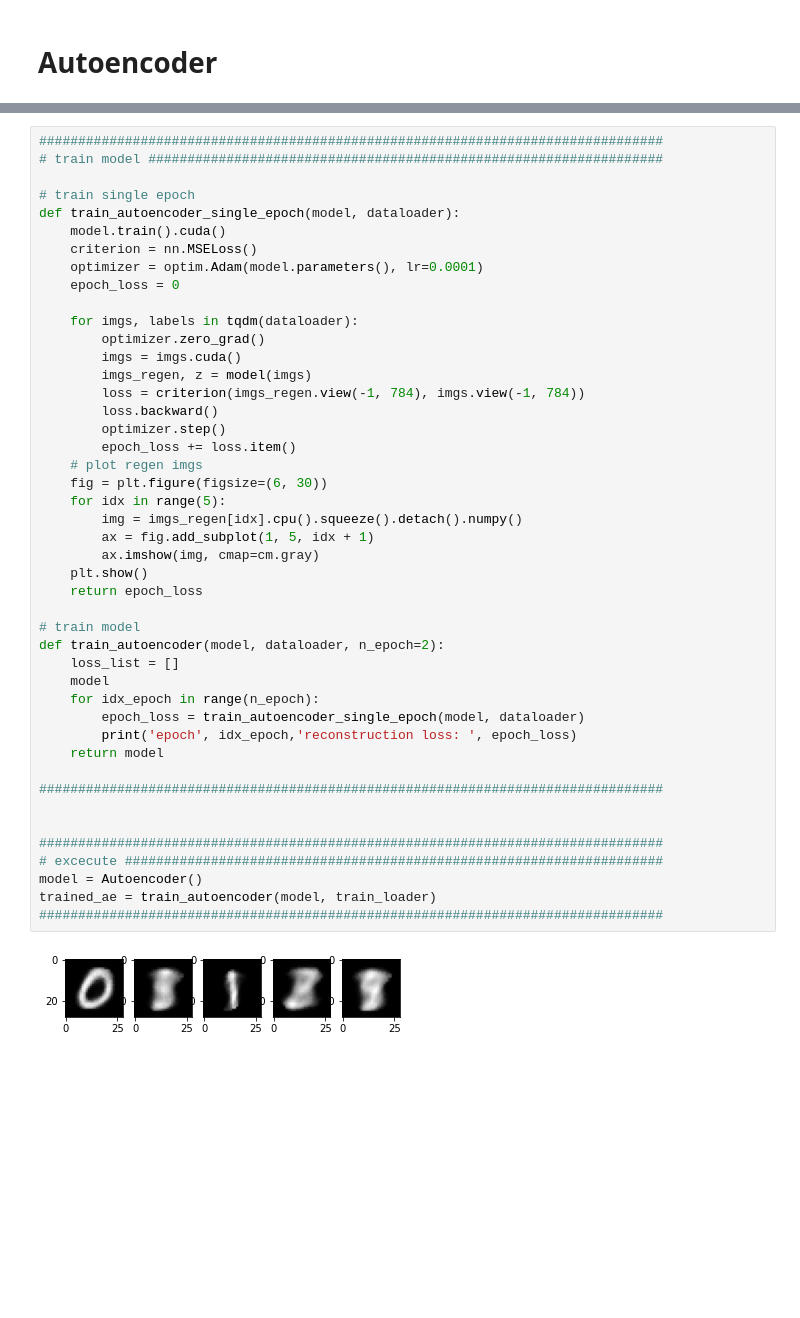
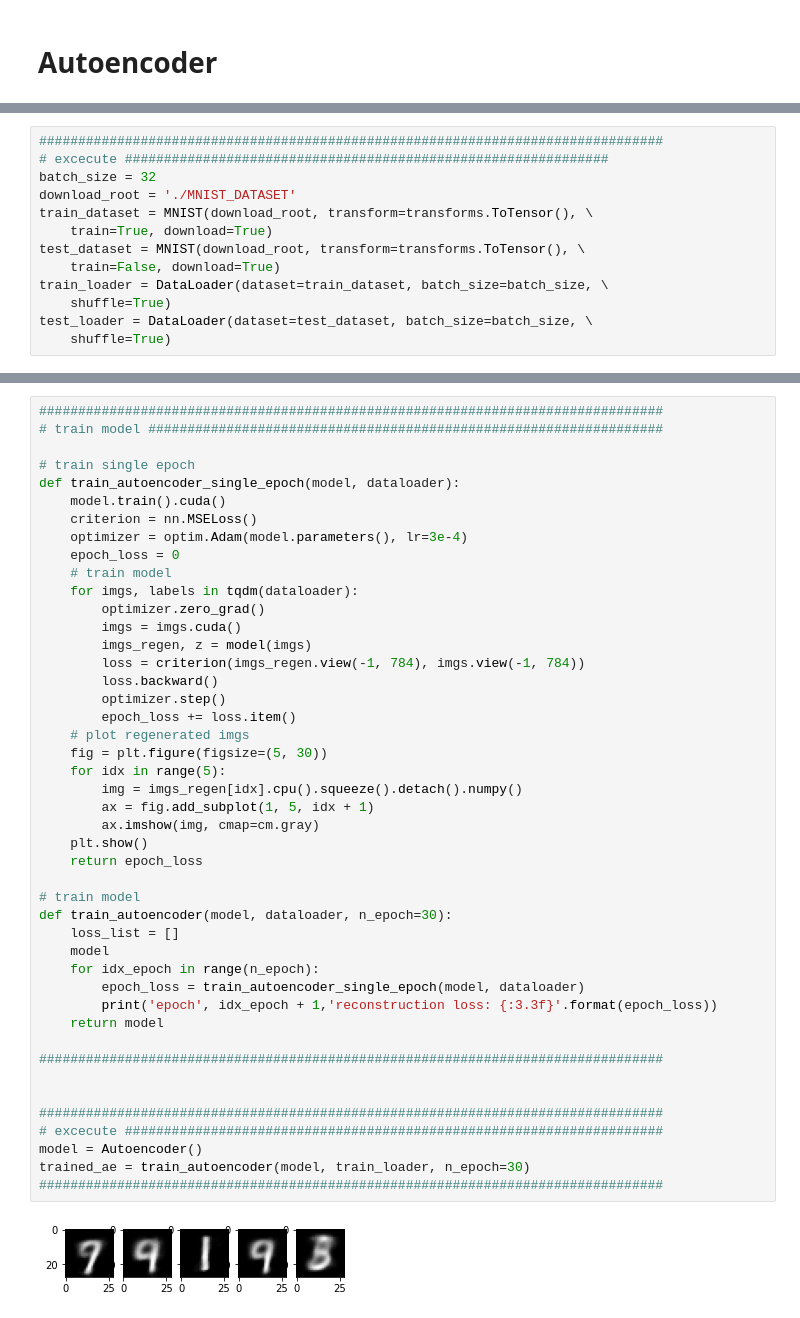
Before and after one commit to oneoftwo/generative_model_tutorial, a Jupyter notebook: AE.ipynb, the cells around one changed output, grey strips where cells are left out. Drawn from its saved outputs; the diff is of its cells as text; blank space fills up the shorter version.

```diff
--- a/AE.ipynb
+++ b/AE.ipynb
@@ -34,0 +23,13 @@ test_loader = DataLoader(dataset=test_dataset, batch_size=batch_size, \
+# %%
+################################################################################
+# excecute ##############################################################
+batch_size = 32
+download_root = './MNIST_DATASET'
+train_dataset = MNIST(download_root, transform=transforms.ToTensor(), \
+    train=True, download=True)
+test_dataset = MNIST(download_root, transform=transforms.ToTensor(), \
+    train=False, download=True)
+train_loader = DataLoader(dataset=train_dataset, batch_size=batch_size, \
+    shuffle=True)
+test_loader = DataLoader(dataset=test_dataset, batch_size=batch_size, \
+    shuffle=True)
@@ -138,42 +136,42 @@ size of regenerated image:  torch.Size([128, 1, 28, 28])
 def train_autoencoder_single_epoch(model, dataloader):
     model.train().cuda()
     criterion = nn.MSELoss()
-    optimizer = optim.Adam(model.parameters(), lr=0.0001)
+    optimizer = optim.Adam(model.parameters(), lr=3e-4)
     epoch_loss = 0
-
+    # train model
     for imgs, labels in tqdm(dataloader):
         optimizer.zero_grad()
         imgs = imgs.cuda()
         imgs_regen, z = model(imgs)
         loss = criterion(imgs_regen.view(-1, 784), imgs.view(-1, 784))
         loss.backward()
         optimizer.step()
         epoch_loss += loss.item()
-    # plot regen imgs
-    fig = plt.figure(figsize=(6, 30))
+    # plot regenerated imgs
+    fig = plt.figure(figsize=(5, 30))
     for idx in range(5):
         img = imgs_regen[idx].cpu().squeeze().detach().numpy()
         ax = fig.add_subplot(1, 5, idx + 1)
         ax.imshow(img, cmap=cm.gray)
     plt.show()
     return epoch_loss
 
 # train model
-def train_autoencoder(model, dataloader, n_epoch=2):
+def train_autoencoder(model, dataloader, n_epoch=30):
     loss_list = []
     model
     for idx_epoch in range(n_epoch):
         epoch_loss = train_autoencoder_single_epoch(model, dataloader)
-        print('epoch', idx_epoch,'reconstruction loss: ', epoch_loss)
+        print('epoch', idx_epoch + 1,'reconstruction loss: {:3.3f}'.format(epoch_loss))
     return model
 
 ################################################################################
 
 
 ################################################################################
 # excecute #####################################################################
 model = Autoencoder()
-trained_ae = train_autoencoder(model, train_loader)
+trained_ae = train_autoencoder(model, train_loader, n_epoch=30)
 ################################################################################
 # %% [output]
-[figure, old version]
+[figure, new version]
```
Also changed, not shown: parts of 8 cells of this notebook.
